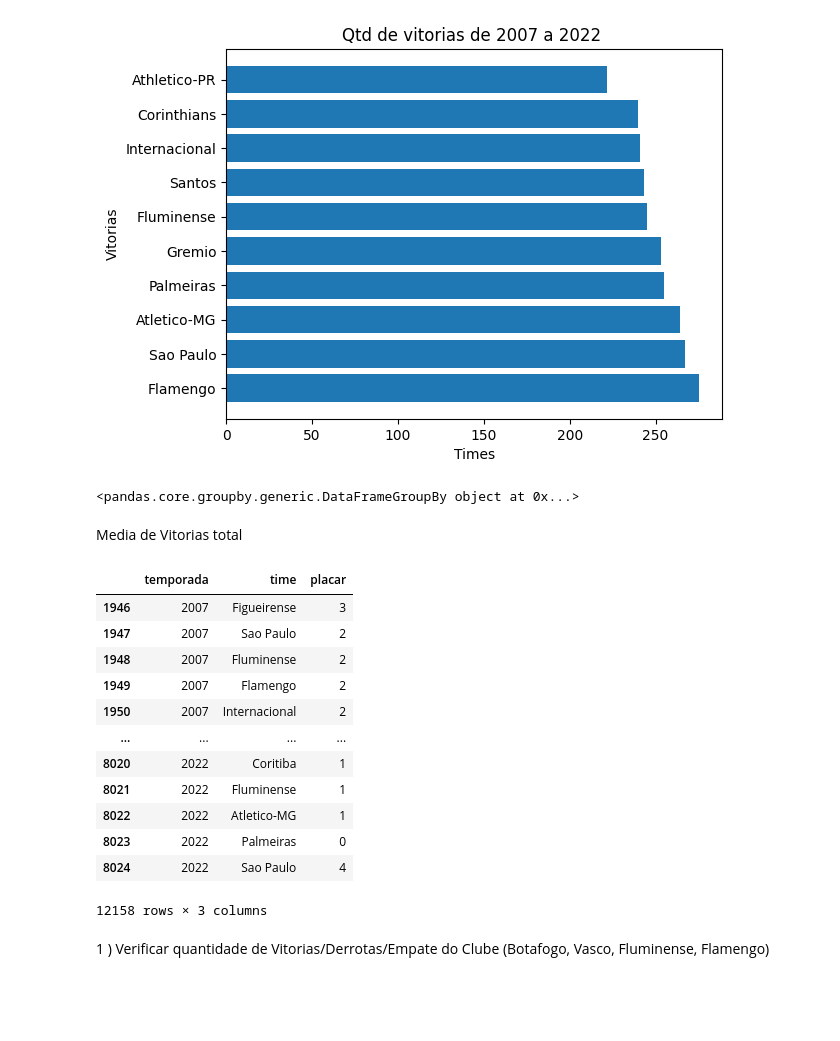
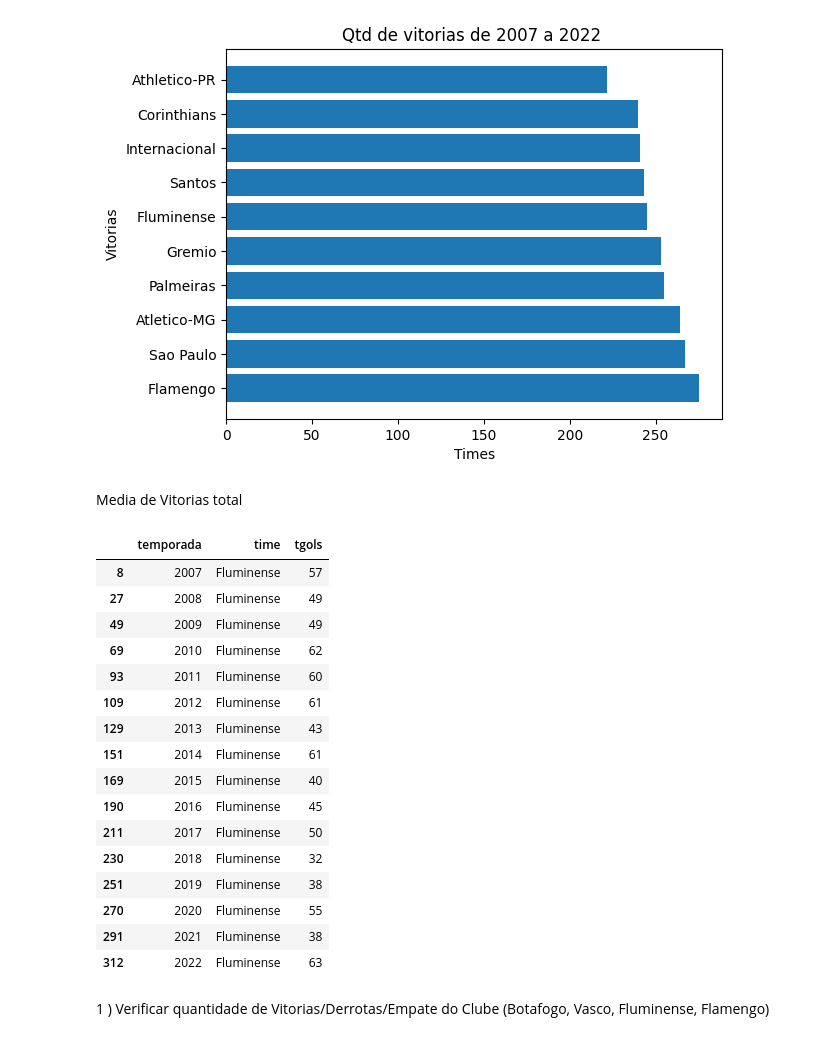
Before and after one commit to vbddinho/puc_minas_machine, a Jupyter notebook: upload_data.ipynb, the cells around one changed output. Drawn from its saved outputs; the diff is of its cells as text; code cells hidden in the pictures; blank space fills up the shorter version.

```diff
--- a/upload_data.ipynb
+++ b/upload_data.ipynb
@@ -180,49 +180,44 @@ plt.barh(vitorias_sem_empate["time"],vitorias_sem_empate["vitoria"] )
 # %% [output]
 <BarContainer object of 10 artists>
 [figure]
-# %%
-tste = pd.DataFrame(
-[
-("bird", "Falconiformes", 389.0),
-("bird", "Psittaciformes", 24.0),
-("mammal", "Carnivora", 80.2),
-("mammal", "Primates", np.nan),
-("mammal", "Carnivora", 58),
-],
-index=["falcon", "parrot", "lion", "monkey", "leopard"],
-columns=("class", "order", "max_speed"),)
-# %% [output]
-<pandas.core.groupby.generic.DataFrameGroupBy object at 0x...>
 # %% [markdown]
 Media de Vitorias total
 # %%
-mandante = pd.DataFrame( df_2007_2022[['temporada','mandante','mandante_Placar']])
-mandante.columns = ["temporada","time","placar"]
-visitante = pd.DataFrame(df_2007_2022[['temporada','visitante','visitante_Placar']])
-visitante.columns = ["temporada","time","placar"]
+mandante = pd.DataFrame( df_2007_2022[['temporada','mandante','mandante_placar']])
+mandante.columns = ["temporada","time","tgols"]
+visitante = pd.DataFrame(df_2007_2022[['temporada','visitante','visitante_placar']])
+visitante.columns = ["temporada","time","tgols"]
 
 
+#teste = pd.concat([mandante, visitante]).round({'tgols':0,'time':0}).groupby(['temporada','time']).sum()
 teste = pd.concat([mandante, visitante])
+#teste['somatgol'] = teste.loc[:,['tgols']].sum(axis=1)
+#df.groupby('manager')[['sales','clients']].sum()
+a = pd.DataFrame(teste.groupby(['temporada','time'])[['tgols']].sum())
 
-teste
-#visitantes = df_2007_2022[['temporada','visitante']]
-
-
-#mandantes[["temporada","mandante"]].value_counts(sort=True)
+a.to_csv("teste.csv",sep=';')
-# %% [output]
-|  | temporada | time | placar |
-| 1946 | 2007 | Figueirense | 3 |
-| 1947 | 2007 | Sao Paulo | 2 |
-| 1948 | 2007 | Fluminense | 2 |
-| 1949 | 2007 | Flamengo | 2 |
-| 1950 | 2007 | Internacional | 2 |
-| ... | ... | ... | ... |
-| 8020 | 2022 | Coritiba | 1 |
-| 8021 | 2022 | Fluminense | 1 |
-| 8022 | 2022 | Atletico-MG | 1 |
-| 8023 | 2022 | Palmeiras | 0 |
-| 8024 | 2022 | Sao Paulo | 4 |
-12158 rows × 3 columns
+# %%
+ateste = pd.read_csv('teste.csv', sep=';',encoding = "UTF-8")
+# %%
+ateste[ (ateste["time"]=="Fluminense")]
+# %% [output]
+|  | temporada | time | tgols |
+| 8 | 2007 | Fluminense | 57 |
+| 27 | 2008 | Fluminense | 49 |
+| 49 | 2009 | Fluminense | 49 |
+| 69 | 2010 | Fluminense | 62 |
+| 93 | 2011 | Fluminense | 60 |
+| 109 | 2012 | Fluminense | 61 |
+| 129 | 2013 | Fluminense | 43 |
+| 151 | 2014 | Fluminense | 61 |
+| 169 | 2015 | Fluminense | 40 |
+| 190 | 2016 | Fluminense | 45 |
+| 211 | 2017 | Fluminense | 50 |
+| 230 | 2018 | Fluminense | 32 |
+| 251 | 2019 | Fluminense | 38 |
+| 270 | 2020 | Fluminense | 55 |
+| 291 | 2021 | Fluminense | 38 |
+| 312 | 2022 | Fluminense | 63 |
 # %% [markdown]
 1 ) Verificar quantidade de Vitorias/Derrotas/Empate do Clube (Botafogo, Vasco, Fluminense, Flamengo)
 # %%
```
Also changed, not shown: parts of 9 cells of this notebook, 1 other file.
